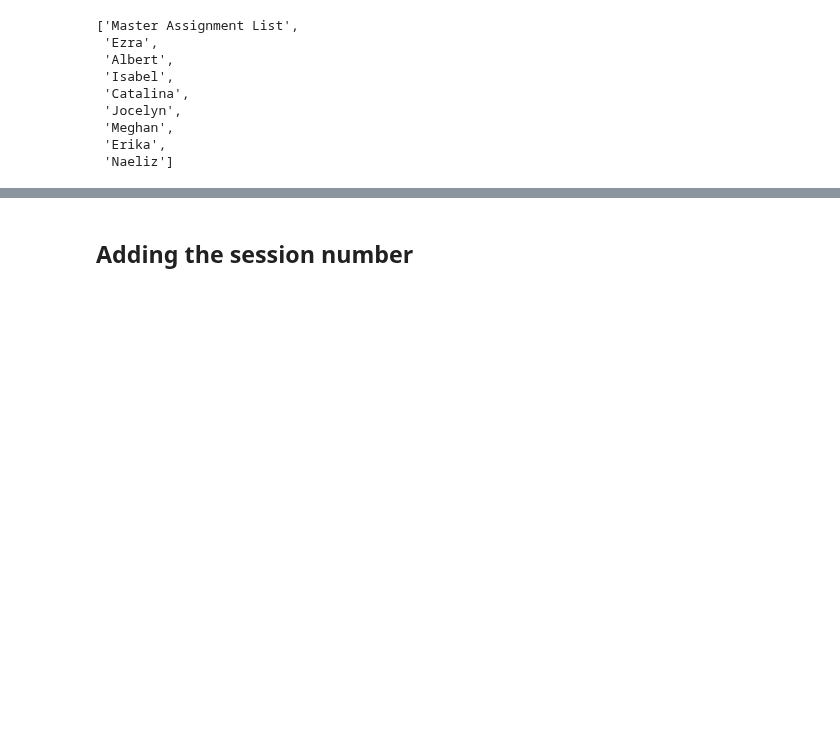
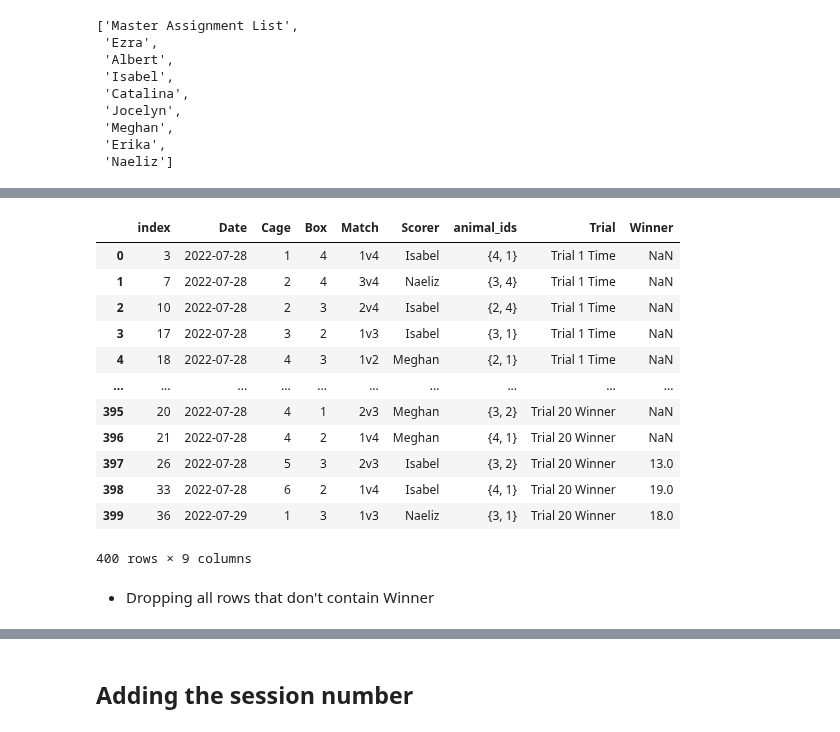
Before and after one commit to padillacoreanolab/behavioral_dataframe_processing, a Jupyter notebook: results/2022_07_25_elo_score_pilot/reward_competition_processing.ipynb, the cells around one changed output, grey strips where cells are left out. Saved outputs shown, nothing was run; the diff lists cells and outputs as text; code cells hidden in the pictures; blank space fills up the shorter version.

```diff
--- a/results/2022_07_25_elo_score_pilot/reward_competition_processing.ipynb
+++ b/results/2022_07_25_elo_score_pilot/reward_competition_processing.ipynb
@@ -63,0 +153,2 @@ reward_competition_df.head()
+# %%
+copy_reward_competition_df = copy_reward_competition_df.reset_index()
@@ -63,0 +177,22 @@ reward_competition_df.head()
+# %%
+melted_reward_competition_df = copy_reward_competition_df.melt(id_vars=["index", "Date", "Cage", "Box", "Match", "Scorer", "animal_ids"],
+        var_name="Trial",
+        value_name="Winner")
+# %%
+melted_reward_competition_df
+# %% [output]
+|  | index | Date | Cage | Box | Match | Scorer | animal_ids | Trial | Winner |
+| 0 | 3 | 2022-07-28 | 1 | 4 | 1v4 | Isabel | {4, 1} | Trial 1 Time | NaN |
+| 1 | 7 | 2022-07-28 | 2 | 4 | 3v4 | Naeliz | {3, 4} | Trial 1 Time | NaN |
+| 2 | 10 | 2022-07-28 | 2 | 3 | 2v4 | Isabel | {2, 4} | Trial 1 Time | NaN |
+| 3 | 17 | 2022-07-28 | 3 | 2 | 1v3 | Isabel | {3, 1} | Trial 1 Time | NaN |
+| 4 | 18 | 2022-07-28 | 4 | 3 | 1v2 | Meghan | {2, 1} | Trial 1 Time | NaN |
+| ... | ... | ... | ... | ... | ... | ... | ... | ... | ... |
+| 395 | 20 | 2022-07-28 | 4 | 1 | 2v3 | Meghan | {3, 2} | Trial 20 Winner | NaN |
+| 396 | 21 | 2022-07-28 | 4 | 2 | 1v4 | Meghan | {4, 1} | Trial 20 Winner | NaN |
+| 397 | 26 | 2022-07-28 | 5 | 3 | 2v3 | Isabel | {3, 2} | Trial 20 Winner | 13.0 |
+| 398 | 33 | 2022-07-28 | 6 | 2 | 1v4 | Isabel | {4, 1} | Trial 20 Winner | 19.0 |
+| 399 | 36 | 2022-07-29 | 1 | 3 | 1v3 | Naeliz | {3, 1} | Trial 20 Winner | 18.0 |
+400 rows × 9 columns
+# %% [markdown]
+- Dropping all rows that don't contain Winner
```
Also changed, not shown: parts of 41 cells of this notebook.
